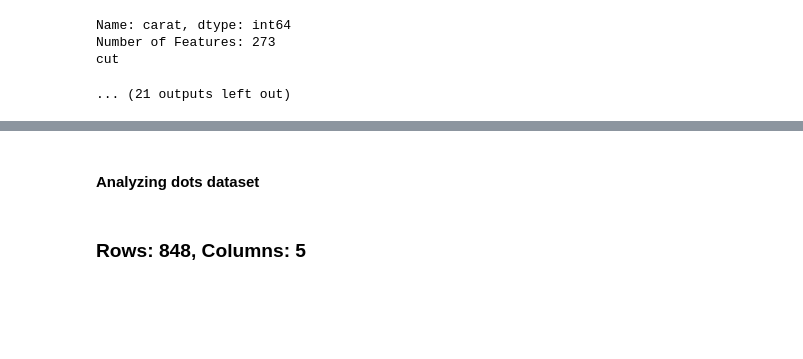
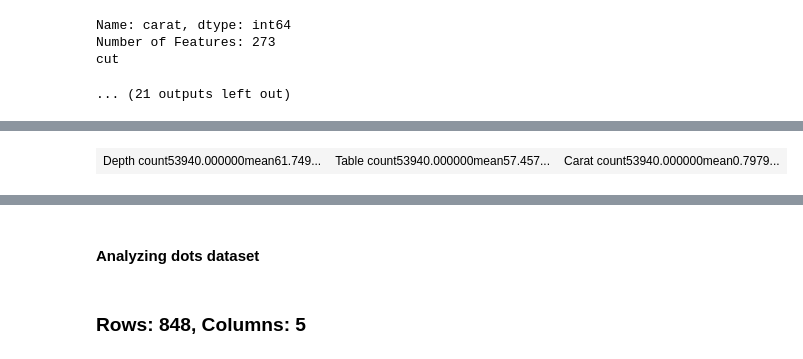
Before and after one commit to Sarath191181208/ML-AI-DataScience, a Jupyter notebook: Understanding Models/main.ipynb, the cells around one changed output, grey strips where cells are left out. Saved outputs shown, nothing was run; the diff lists cells and outputs as text; code cells hidden in the pictures; blank space fills up the shorter version.

```diff
--- a/Understanding Models/main.ipynb
+++ b/Understanding Models/main.ipynb
@@ -456,0 +453,31 @@ cut
+# %%
+def str_table(s: str)->str:
+    """Converts String to HTML table string"""
+    temp_func = lambda x: "".join([f"<td>{ele}</td>" for ele in x])
+    table = [f"<tr>{temp_func(i.split())}</tr>"
+         for i in str(s).split('\n')]
+    return "".join(table)
+
+desc_depth = df_set.get('diamonds')['depth'].describe()
+# Last ele is just info therefore remove it
+table_depth = str_table(desc_depth[:-1])
+
+desc_table = df_set.get('diamonds')['table'].describe()
+# Last ele is just info therefore remove it
+table_table = str_table(desc_table[:-1])
+
+desc_carat = df_set.get('diamonds')['carat'].describe()
+# Last ele is just info therefore remove it
+table_carat = str_table(desc_carat[:-1])
+
+display(HTML(f'''<table>
+    <tr>
+        <td style="text-align:left;"><h3>Depth</h3><table>{table_depth}</table></td>
+        <td style="text-align:left;"><h3>Table</h3><table>{table_table}</table></td>
+        <td style="text-align:left;"><h3>Carat</h3><table>{table_carat}</table></td>
+    </tr>
+</table>'''))
+
+del table_depth, desc_depth, str_table
+# %% [output]
+| Depth count53940.000000mean61.749... | Table count53940.000000mean57.457... | Carat count53940.000000mean0.7979... |
```
Also changed, not shown: parts of 7 cells of this notebook, 1 other file.
